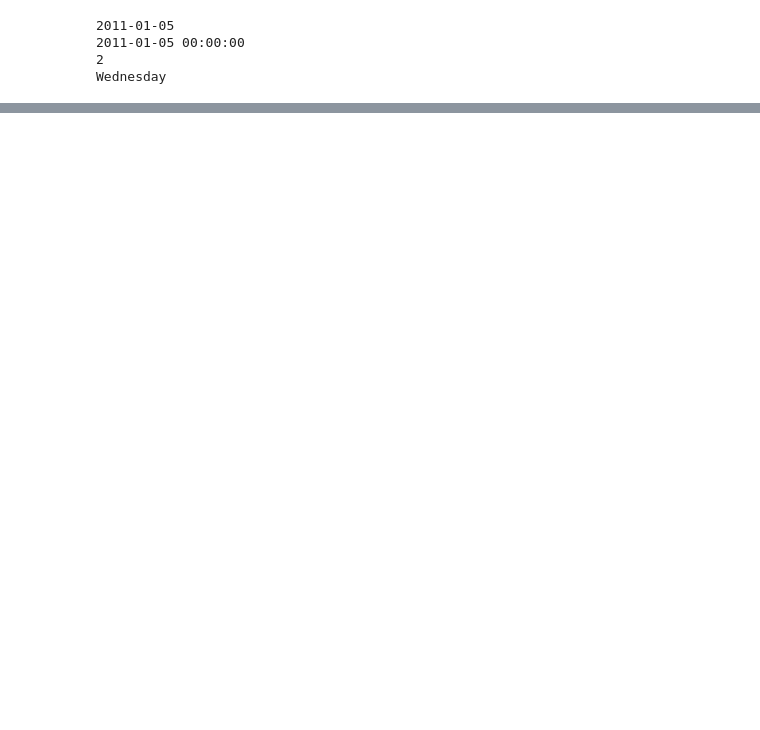
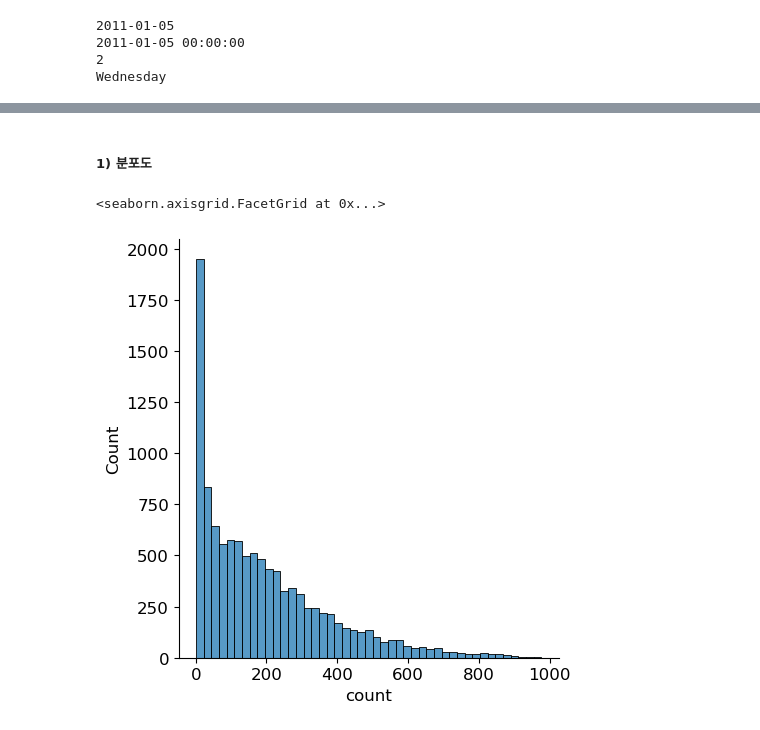
Before and after one commit to hbhb0311/DataAnalysis, a Jupyter notebook: bike_sharing_demand.ipynb, the cells around one changed output, grey strips where cells are left out. Drawn from its saved outputs; the diff is of its cells as text; code cells hidden in the pictures; blank space fills up the shorter version.

```diff
--- a/bike_sharing_demand.ipynb
+++ b/bike_sharing_demand.ipynb
@@ -188,7 +188,7 @@ print(calendar.day_name[datetime.strptime(train['date'][100], '%Y-%m-%d').weekda
 2
 Wednesday
 # %%
-train['weekday'] = train['date'].apply(lambda dateString: calendar.day_name[datetime.strptime(train['date'][100], '%Y-%m-%d').weekday()])
+train['weekday'] = train['date'].apply(lambda dateString: calendar.day_name[datetime.strptime(dateString, '%Y-%m-%d').weekday()])
 # %%
 train.head()
 # %% [output]
@@ -200,7 +200,7 @@ train.head()
 | 4 | 2011-01-01 04:00:00 | 1 | 0 | 0 | 1 | 9.84 | 14.395 | 75 | 0.0 | 0 | ... |
 # %%
 train['season'] = train['season'].map({1: 'Spring', 2: 'Summer', 3: 'Fall', 4: 'Winter'})
-train['weather'] = train['weather'].map({1: 'Clear', 2: 'Mist, Few clouds', 3: 'Light Snow, Rain, Thunderstorm', 4: 'Heavy Rain, Thunderstorm, Snow, Fog'})
+train['weather'] = train['weather'].map({1: 'Clear', 2: 'Mist, Few clouds', 3: 'Light Snow, Rain', 4: 'Heavy Rain, Snow, Fog'})
 # %%
 train.head()
 # %% [output]
@@ -212,0 +222,11 @@ train.head()
+# %% [markdown]
+##### 1) 분포도
+# %%
+mpl.rc('font', size = 12)
+sns.displot(train['count'])
+# 0 근처에 몰려있어 분포가 왼쪽으로 많이 편향되어 있음
+# 회귀 모델이 좋은 성능을 내기 위해서는 타깃값이 정규분포를 따라야 함
+# -> 타깃값을 로그변환
+# %% [output]
+<seaborn.axisgrid.FacetGrid at 0x...>
+[figure, added]
```
Also changed, not shown: parts of 15 cells of this notebook.
